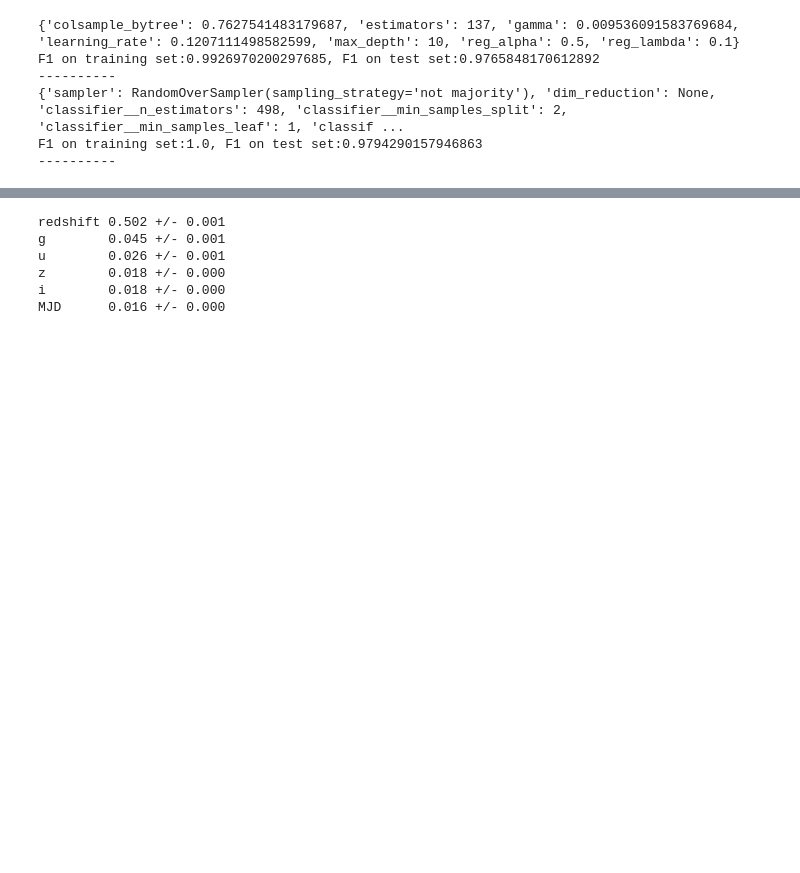
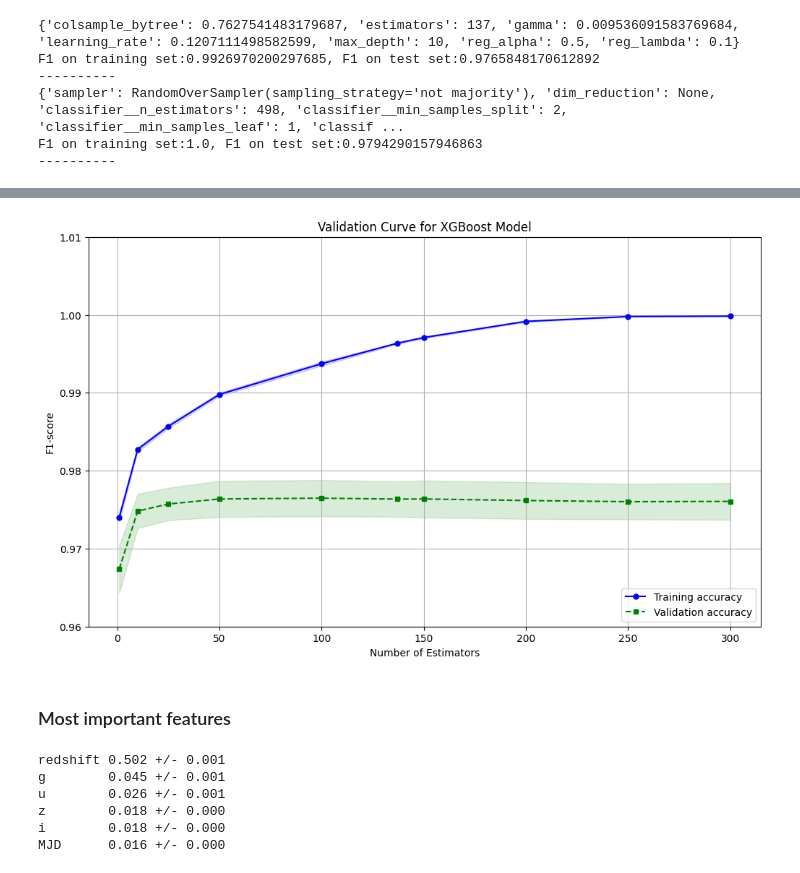
Before and after one commit to Antonello03/MachineLearning, a Jupyter notebook: Stellar_Classification_Project/model.ipynb, the cells around one changed output, grey strips where cells are left out. Cells and saved outputs as stored; diff of their text form; code cells hidden in the pictures; blank space fills up the shorter version.

```diff
--- a/Stellar_Classification_Project/model.ipynb
+++ b/Stellar_Classification_Project/model.ipynb
@@ -759,3 +774,3 @@ KeyboardInterrupt:
 # %%
-rs_opt_RF.fit(X_train, y_train)
-dump(rs_opt_RF,"rs_opt_RF.joblib")
+# rs_opt_RF.fit(X_train, y_train)
+# dump(rs_opt_RF,"rs_opt_RF.joblib")
@@ -793 +1016,64 @@ a
+# %%
+range_n_estimators = [1, 10, 25, 50, 100, 137, 150, 200, 250, 300]
+train_scores, test_scores = validation_curve(
+    final_model,
+    X=X_train,
+    y=y_train,
+    param_range = range_n_estimators,
+    param_name='n_estimators',
+    cv=5,
+    n_jobs=-1,
+    scoring='f1_weighted'
+)
+# %%
+train_mean = np.mean(train_scores, axis=1)
+train_std = np.std(train_scores, axis=1)
+test_mean = np.mean(test_scores, axis=1)
+test_std = np.std(test_scores, axis=1)
+
+fig = plt.figure(figsize=(12, 7))
+ax = fig.add_subplot()
+
+# Plot training scores
+ax.plot(range_n_estimators,
+        train_mean,
+        color='blue',
+        marker='o',
+        markersize=5,
+        label='Training accuracy')
+
+ax.fill_between(range_n_estimators,
+                train_mean + train_std,
+                train_mean - train_std,
+                alpha=0.15,
+                color='blue')
+
+# Plot validation scores
+ax.plot(range_n_estimators,
+        test_mean,
+        color='green',
+        linestyle='--',
+        marker='s',
+        markersize=5,
+        label='Validation accuracy')
+
+ax.fill_between(range_n_estimators,
+                test_mean + test_std,
+                test_mean - test_std,
+                alpha=0.15, color='green')
+
+# Set labels and title
+ax.set_xlabel('Number of Estimators')
+ax.set_ylabel('F1-score')
+ax.set_title('Validation Curve for XGBoost Model')
+ax.legend(loc='lower right')
+
+ax.set_ylim([0.96, 1.01])
+ax.grid()
+
+plt.show()
+# %% [output]
+[figure, added]
+# %% [markdown]
+### Most important features
 # %%
```
Also changed, not shown: parts of 29 cells of this notebook.
